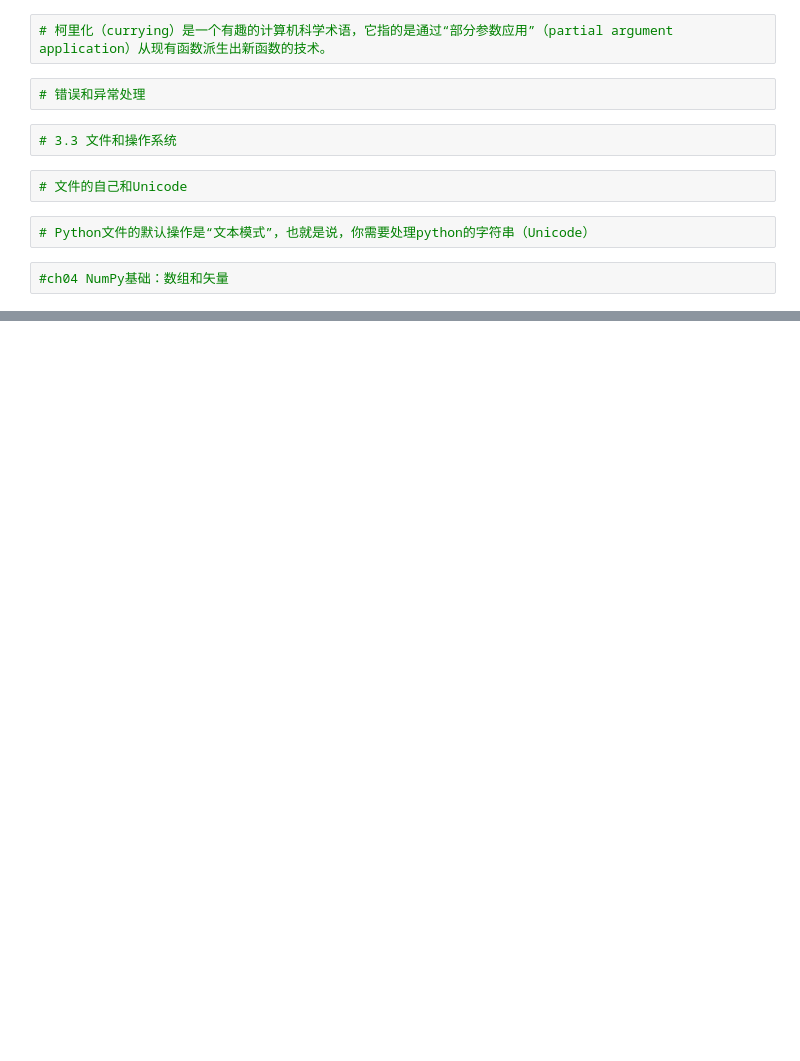
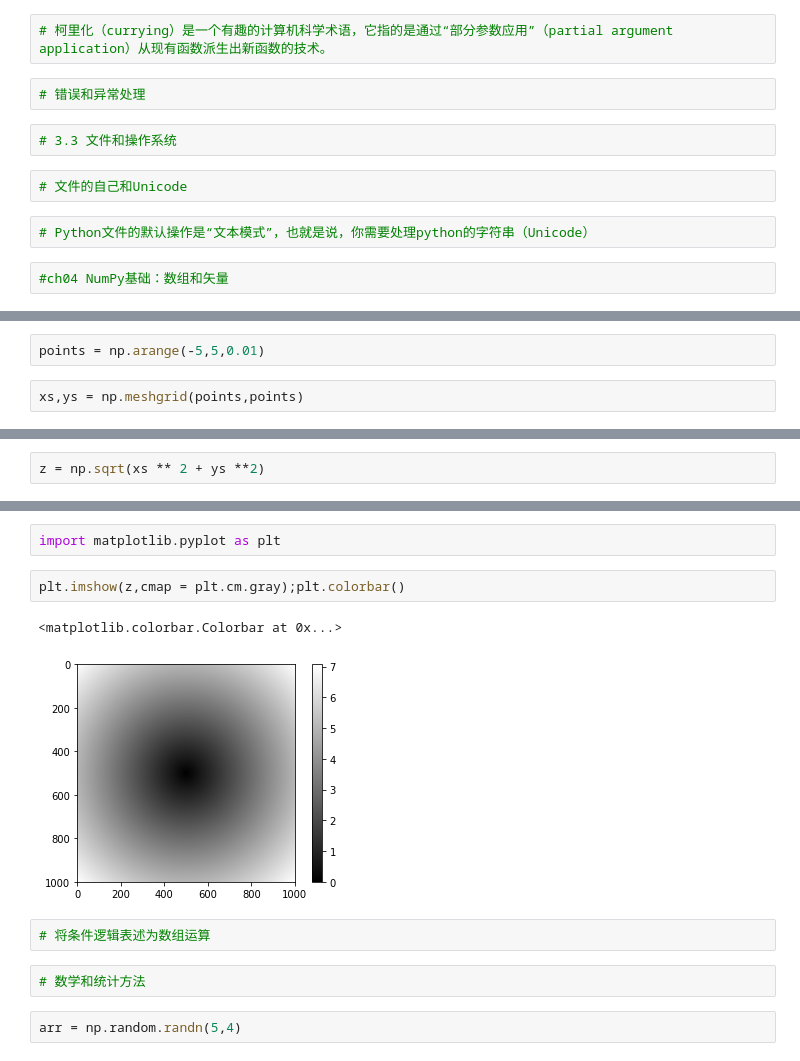
Before and after one commit to haoyongzhi/knowledge-planet, a Jupyter notebook: dataanalysis/dataanalysis_task2.ipynb, the cells around one changed output, grey strips where cells are left out. Drawn from its saved outputs; the diff is of its cells as text; blank space fills up the shorter version.

```diff
--- a/dataanalysis/dataanalysis_task2.ipynb
+++ b/dataanalysis/dataanalysis_task2.ipynb
@@ -321,0 +522,4 @@ def myfunction(x,y,z=1.5):
+# %%
+points = np.arange(-5,5,0.01)
+# %%
+xs,ys = np.meshgrid(points,points)
@@ -321,0 +546,2 @@ def myfunction(x,y,z=1.5):
+# %%
+z = np.sqrt(xs ** 2 + ys **2)
@@ -321,0 +564,13 @@ def myfunction(x,y,z=1.5):
+# %%
+import matplotlib.pyplot as plt
+# %%
+plt.imshow(z,cmap = plt.cm.gray);plt.colorbar()
+# %% [output]
+<matplotlib.colorbar.Colorbar at 0x...>
+[figure, added]
+# %%
+# 将条件逻辑表述为数组运算
+# %%
+# 数学和统计方法
+# %%
+arr = np.random.randn(5,4)
```
Also changed, not shown: parts of 117 cells of this notebook.
